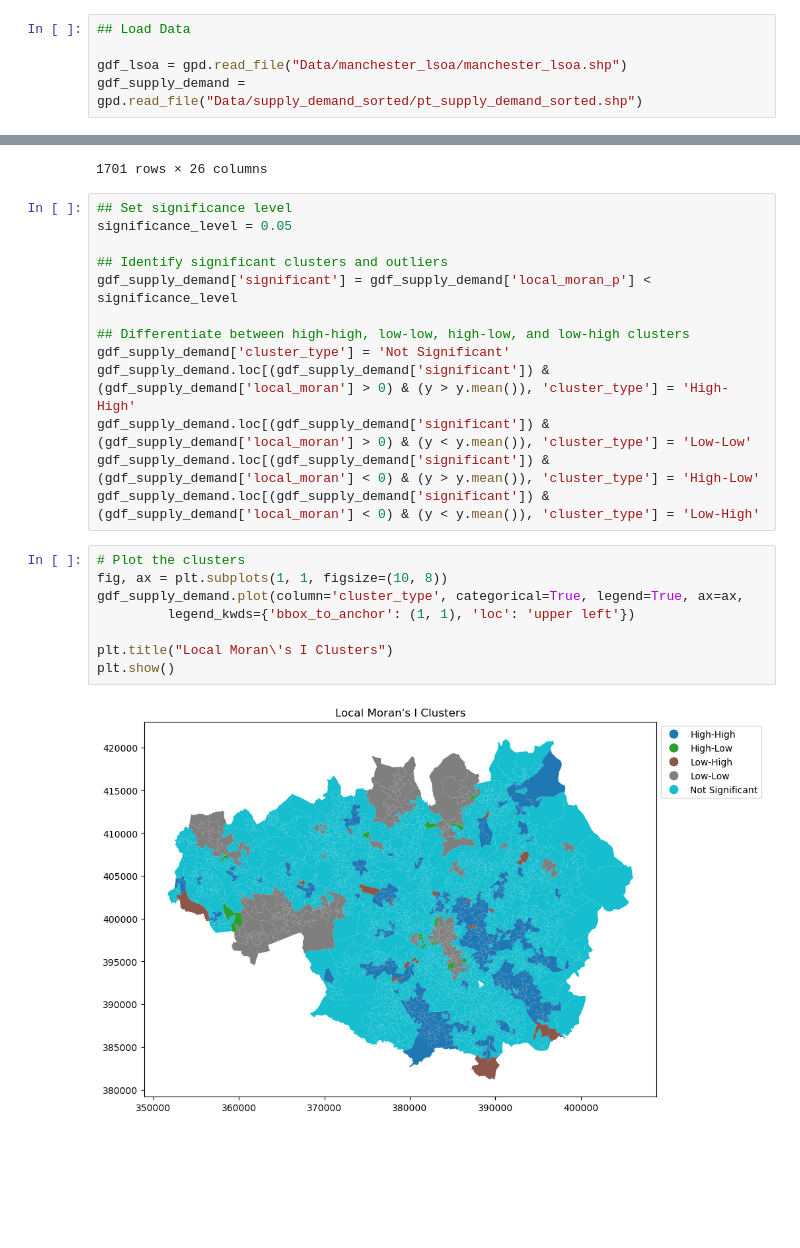
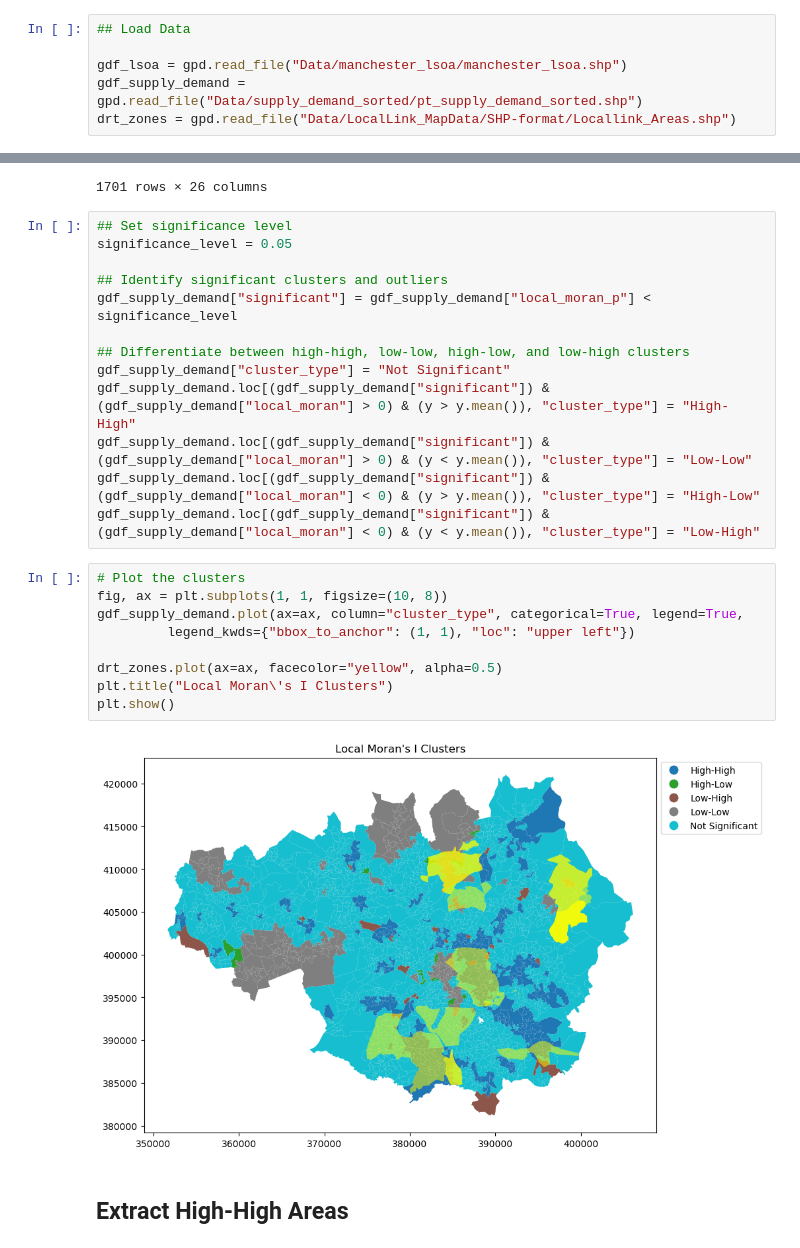
Before and after one commit to krnaskr/Dissertation, a Jupyter notebook: D. Spatial Clustering.ipynb, the cells around one changed output, grey strips where cells are left out. Saved outputs shown, nothing was run; the diff lists cells and outputs as text; blank space fills up the shorter version.

Commit message:
export high-high areas

```diff
--- a/D. Spatial Clustering.ipynb
+++ b/D. Spatial Clustering.ipynb
@@ -12,6 +13,7 @@ from pysal.lib import weights
 
 gdf_lsoa = gpd.read_file("Data/manchester_lsoa/manchester_lsoa.shp")
 gdf_supply_demand = gpd.read_file("Data/supply_demand_sorted/pt_supply_demand_sorted.shp")
+drt_zones = gpd.read_file("Data/LocalLink_MapData/SHP-format/Locallink_Areas.shp")
 # %%
 gdf_supply_demand
 # %% [output]
@@ -87,21 +91,24 @@ gdf_supply_demand
 significance_level = 0.05
 
 ## Identify significant clusters and outliers
-gdf_supply_demand['significant'] = gdf_supply_demand['local_moran_p'] < significance_level
+gdf_supply_demand["significant"] = gdf_supply_demand["local_moran_p"] < significance_level
 
 ## Differentiate between high-high, low-low, high-low, and low-high clusters
-gdf_supply_demand['cluster_type'] = 'Not Significant'
-gdf_supply_demand.loc[(gdf_supply_demand['significant']) & (gdf_supply_demand['local_moran'] > 0) & (y > y.mean()), 'cluster_type'] = 'High-High'
-gdf_supply_demand.loc[(gdf_supply_demand['significant']) & (gdf_supply_demand['local_moran'] > 0) & (y < y.mean()), 'cluster_type'] = 'Low-Low'
-gdf_supply_demand.loc[(gdf_supply_demand['significant']) & (gdf_supply_demand['local_moran'] < 0) & (y > y.mean()), 'cluster_type'] = 'High-Low'
-gdf_supply_demand.loc[(gdf_supply_demand['significant']) & (gdf_supply_demand['local_moran'] < 0) & (y < y.mean()), 'cluster_type'] = 'Low-High'
+gdf_supply_demand["cluster_type"] = "Not Significant"
+gdf_supply_demand.loc[(gdf_supply_demand["significant"]) & (gdf_supply_demand["local_moran"] > 0) & (y > y.mean()), "cluster_type"] = "High-High"
+gdf_supply_demand.loc[(gdf_supply_demand["significant"]) & (gdf_supply_demand["local_moran"] > 0) & (y < y.mean()), "cluster_type"] = "Low-Low"
+gdf_supply_demand.loc[(gdf_supply_demand["significant"]) & (gdf_supply_demand["local_moran"] < 0) & (y > y.mean()), "cluster_type"] = "High-Low"
+gdf_supply_demand.loc[(gdf_supply_demand["significant"]) & (gdf_supply_demand["local_moran"] < 0) & (y < y.mean()), "cluster_type"] = "Low-High"
 # %%
 # Plot the clusters
 fig, ax = plt.subplots(1, 1, figsize=(10, 8))
-gdf_supply_demand.plot(column='cluster_type', categorical=True, legend=True, ax=ax,
-         legend_kwds={'bbox_to_anchor': (1, 1), 'loc': 'upper left'})
+gdf_supply_demand.plot(ax=ax, column="cluster_type", categorical=True, legend=True,
+         legend_kwds={"bbox_to_anchor": (1, 1), "loc": "upper left"})
 
+drt_zones.plot(ax=ax, facecolor="yellow", alpha=0.5)
 plt.title("Local Moran\'s I Clusters")
 plt.show()
 # %% [output]
-[figure, old version]
+[figure, new version]
+# %% [markdown]
+## Extract High-High Areas
```
Also changed, not shown: parts of 8 cells of this notebook.
